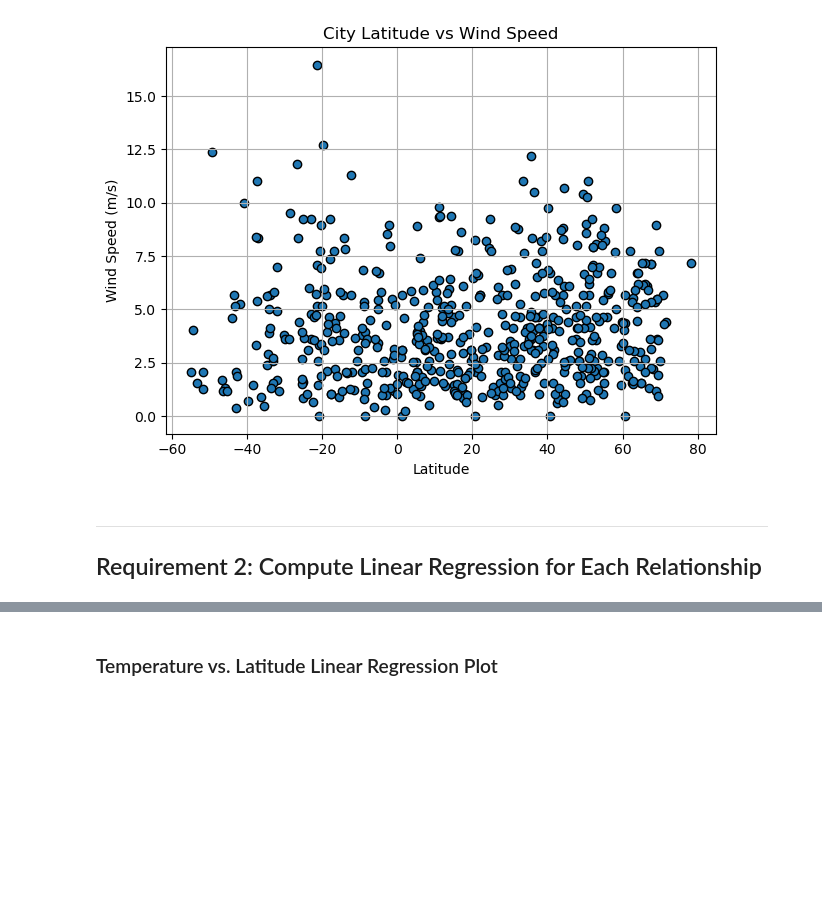
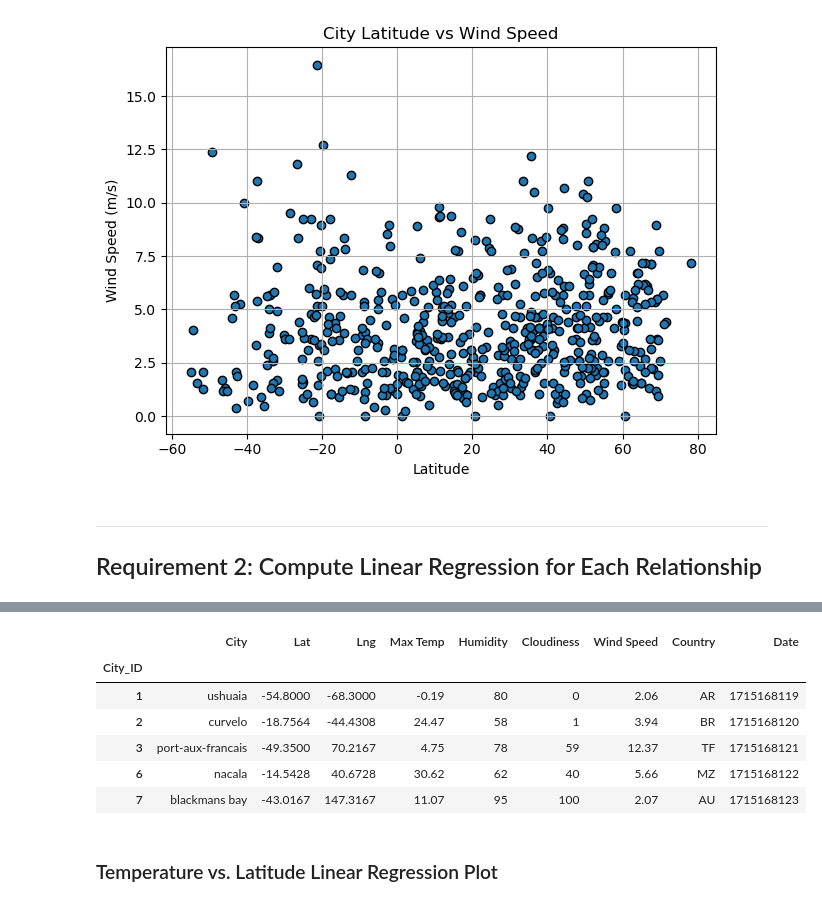
Before and after one commit to jkspiva/python-api-challenge, a Jupyter notebook: WeatherPy.ipynb, the cells around one changed output, grey strips where cells are left out. Cells and saved outputs as stored; diff of their text form; code cells hidden in the pictures; blank space fills up the shorter version.

```diff
--- a/WeatherPy.ipynb
+++ b/WeatherPy.ipynb
@@ -283,8 +291,16 @@ northern_hemi_df.head()
 # %%
 # Create a DataFrame with the Southern Hemisphere data (Latitude < 0)
-# YOUR CODE HERE
+southern_hemi_df = city_data_df.loc[pd.to_numeric(city_data_df["Lat"]) <0, :]
 
 # Display sample data
 southern_hemi_df.head()
+# %% [output]
+|  | City | Lat | Lng | Max Temp | Humidity | Cloudiness | Wind Speed | Country | Date |
+| City_ID |  |  |  |  |  |  |  |  |  |
+| 1 | ushuaia | -54.8000 | -68.3000 | -0.19 | 80 | 0 | 2.06 | AR | 1715168119 |
+| 2 | curvelo | -18.7564 | -44.4308 | 24.47 | 58 | 1 | 3.94 | BR | 1715168120 |
+| 3 | port-aux-francais | -49.3500 | 70.2167 | 4.75 | 78 | 59 | 12.37 | TF | 1715168121 |
+| 6 | nacala | -14.5428 | 40.6728 | 30.62 | 62 | 40 | 5.66 | MZ | 1715168122 |
+| 7 | blackmans bay | -43.0167 | 147.3167 | 11.07 | 95 | 100 | 2.07 | AU | 1715168123 |
 # %% [markdown]
 ###  Temperature vs. Latitude Linear Regression Plot
```
Also changed, not shown: parts of 3 cells of this notebook.
